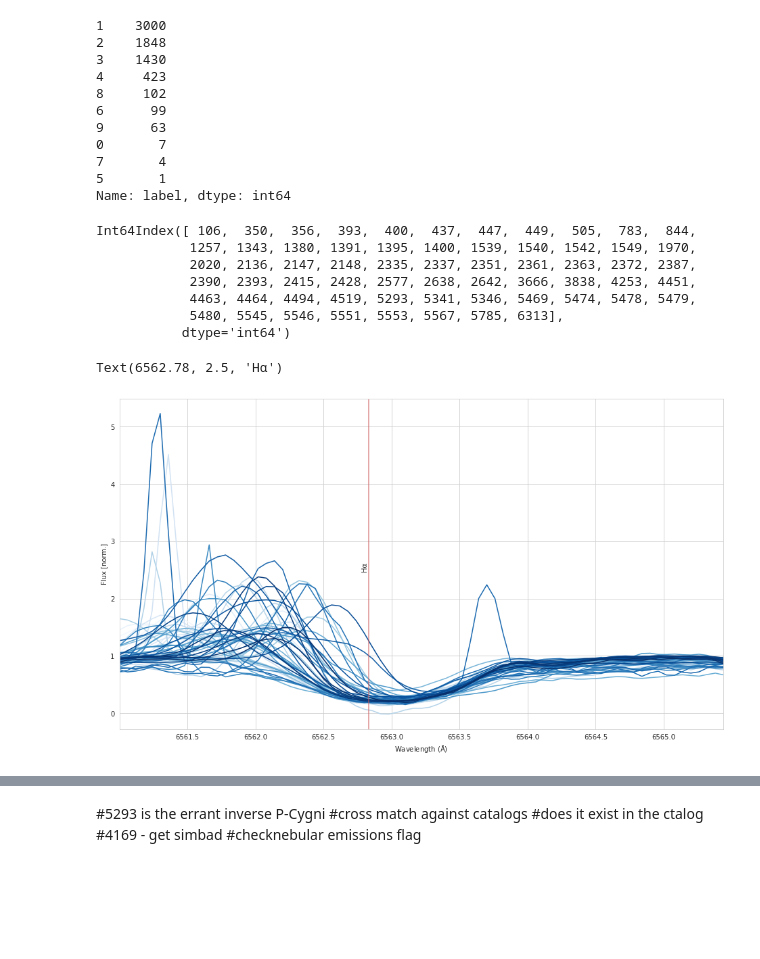
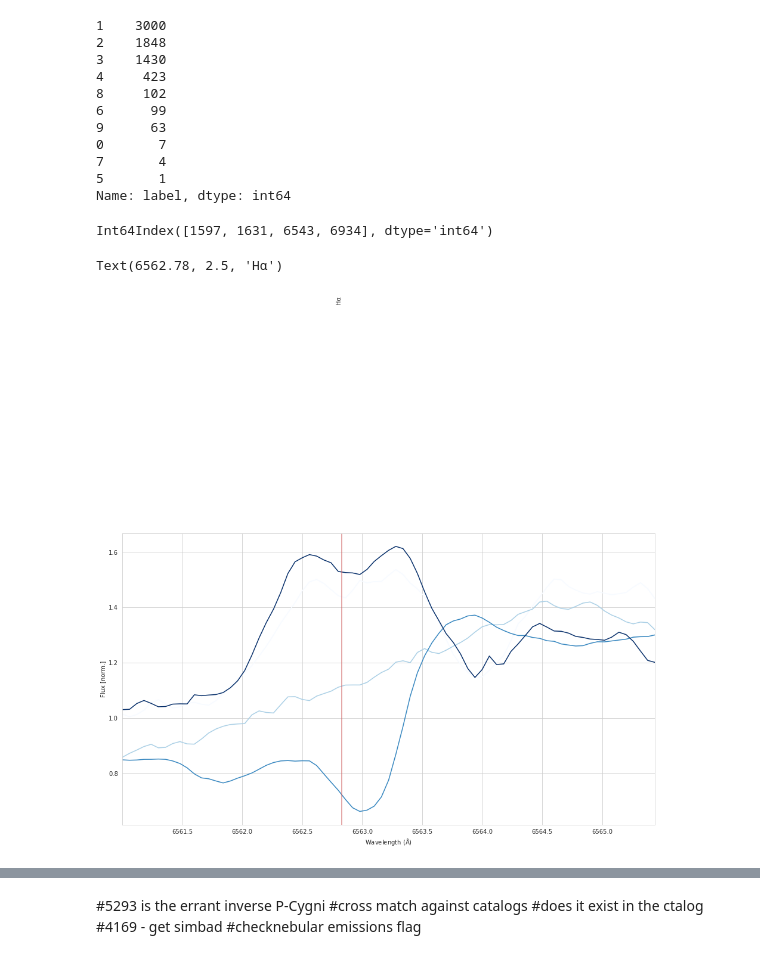
Before and after one commit to PravNJ/PCT-stars-GALAH, a Jupyter notebook: dtw-agglo-clustering.ipynb, the cells around one changed output, grey strips where cells are left out. Cells and saved outputs as stored; diff of their text form; code cells hidden in the pictures; blank space fills up the shorter version.

```diff
--- a/dtw-agglo-clustering.ipynb
+++ b/dtw-agglo-clustering.ipynb
@@ -222,26 +222,20 @@ df_masked["label"].value_counts()
 5       1
 Name: label, dtype: int64
 # %%
-CLASS = 9
+CLASS = 7
 df_masked_label = df_masked.loc[df_masked["label"]==CLASS]
 print(df_masked_label.index)
 ax = (df_masked.loc[df_masked['label'] == CLASS].drop(columns=['label','sobject_id']).T).plot(
     legend=False,
     xlabel = "Wavelength ($\mathrm{\AA}$)",
     ylabel = "Flux [norm.]",
     #xticks = wl_grid[PLOT_MASK],
     xlim = (wl_grid[PLOT_MASK].min(),wl_grid[PLOT_MASK].max()),
     colormap = "Blues"
     )
 halpha_line = ax.axvline(x=6562.83, color='indianred', label="coral", alpha=0.7)
 ax.text(6562.78,2.5,"Hα", rotation=90)
 # %% [output]
-Int64Index([ 106,  350,  356,  393,  400,  437,  447,  449,  505,  783,  844,
-            1257, 1343, 1380, 1391, 1395, 1400, 1539, 1540, 1542, 1549, 1970,
-            2020, 2136, 2147, 2148, 2335, 2337, 2351, 2361, 2363, 2372, 2387,
-            2390, 2393, 2415, 2428, 2577, 2638, 2642, 3666, 3838, 4253, 4451,
-            4463, 4464, 4494, 4519, 5293, 5341, 5346, 5469, 5474, 5478, 5479,
-            5480, 5545, 5546, 5551, 5553, 5567, 5785, 6313],
-           dtype='int64')
+Int64Index([1597, 1631, 6543, 6934], dtype='int64')
 Text(6562.78, 2.5, 'Hα')
-[figure, old version]
+[figure, new version]
```
Also changed, not shown: parts of 9 cells of this notebook, 5 other files.
